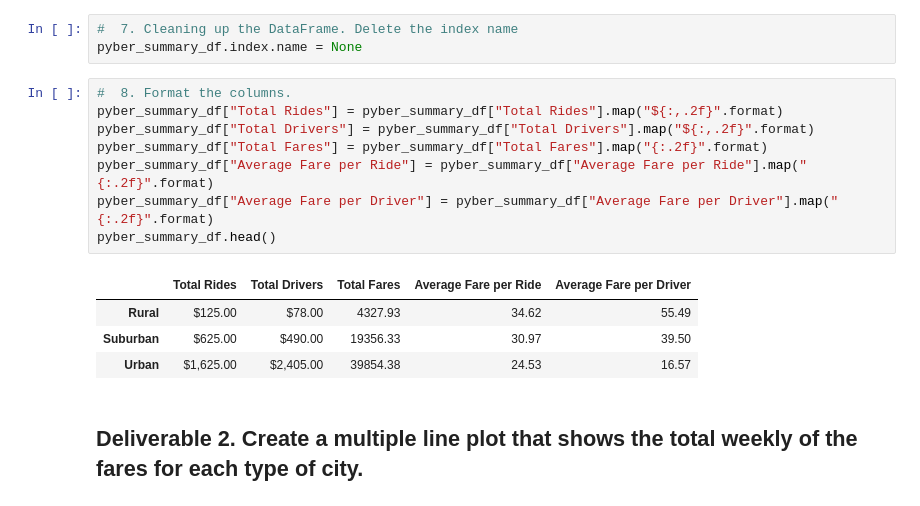
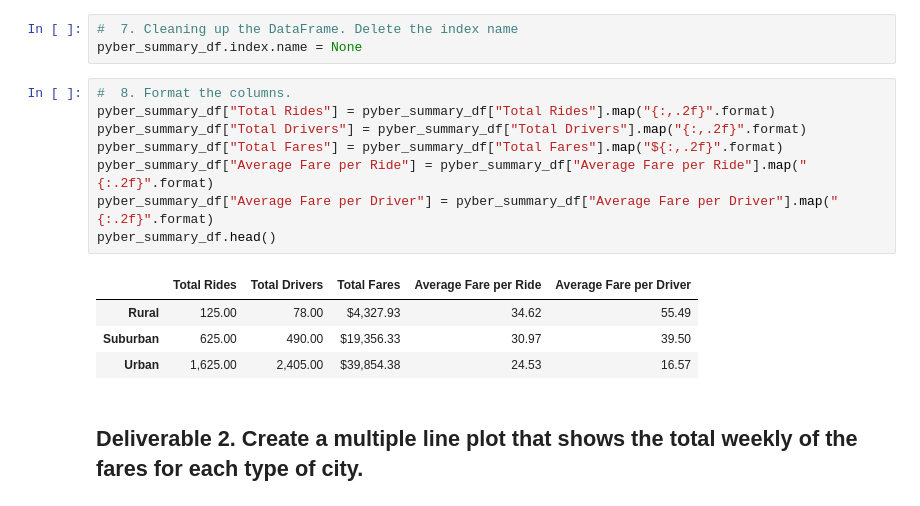
Before and after one commit to Prochrispy/PyBer_Analysis, a Jupyter notebook: PyBer_Challenge.ipynb, the cells around one changed output. Saved outputs shown, nothing was run; the diff lists cells and outputs as text.

```diff
--- a/PyBer_Challenge.ipynb
+++ b/PyBer_Challenge.ipynb
@@ -102,17 +102,17 @@ pyber_summary_df
 pyber_summary_df.index.name = None
 # %%
 #  8. Format the columns.
-pyber_summary_df["Total Rides"] = pyber_summary_df["Total Rides"].map("${:,.2f}".format)
-pyber_summary_df["Total Drivers"] = pyber_summary_df["Total Drivers"].map("${:,.2f}".format)
-pyber_summary_df["Total Fares"] = pyber_summary_df["Total Fares"].map("{:.2f}".format)
+pyber_summary_df["Total Rides"] = pyber_summary_df["Total Rides"].map("{:,.2f}".format)
+pyber_summary_df["Total Drivers"] = pyber_summary_df["Total Drivers"].map("{:,.2f}".format)
+pyber_summary_df["Total Fares"] = pyber_summary_df["Total Fares"].map("${:,.2f}".format)
 pyber_summary_df["Average Fare per Ride"] = pyber_summary_df["Average Fare per Ride"].map("{:.2f}".format)
 pyber_summary_df["Average Fare per Driver"] = pyber_summary_df["Average Fare per Driver"].map("{:.2f}".format)
 pyber_summary_df.head()
 # %% [output]
 |  | Total Rides | Total Drivers | Total Fares | Average Fare per Ride | Average Fare per Driver |
-| Rural | $125.00 | $78.00 | 4327.93 | 34.62 | 55.49 |
-| Suburban | $625.00 | $490.00 | 19356.33 | 30.97 | 39.50 |
-| Urban | $1,625.00 | $2,405.00 | 39854.38 | 24.53 | 16.57 |
+| Rural | 125.00 | 78.00 | $4,327.93 | 34.62 | 55.49 |
+| Suburban | 625.00 | 490.00 | $19,356.33 | 30.97 | 39.50 |
+| Urban | 1,625.00 | 2,405.00 | $39,854.38 | 24.53 | 16.57 |
 # %% [markdown]
 ## Deliverable 2.  Create a multiple line plot that shows the total weekly of the fares for each type of city.
 # %%
```
Also changed, not shown: parts of 1 cell of this notebook, 4 other files.
